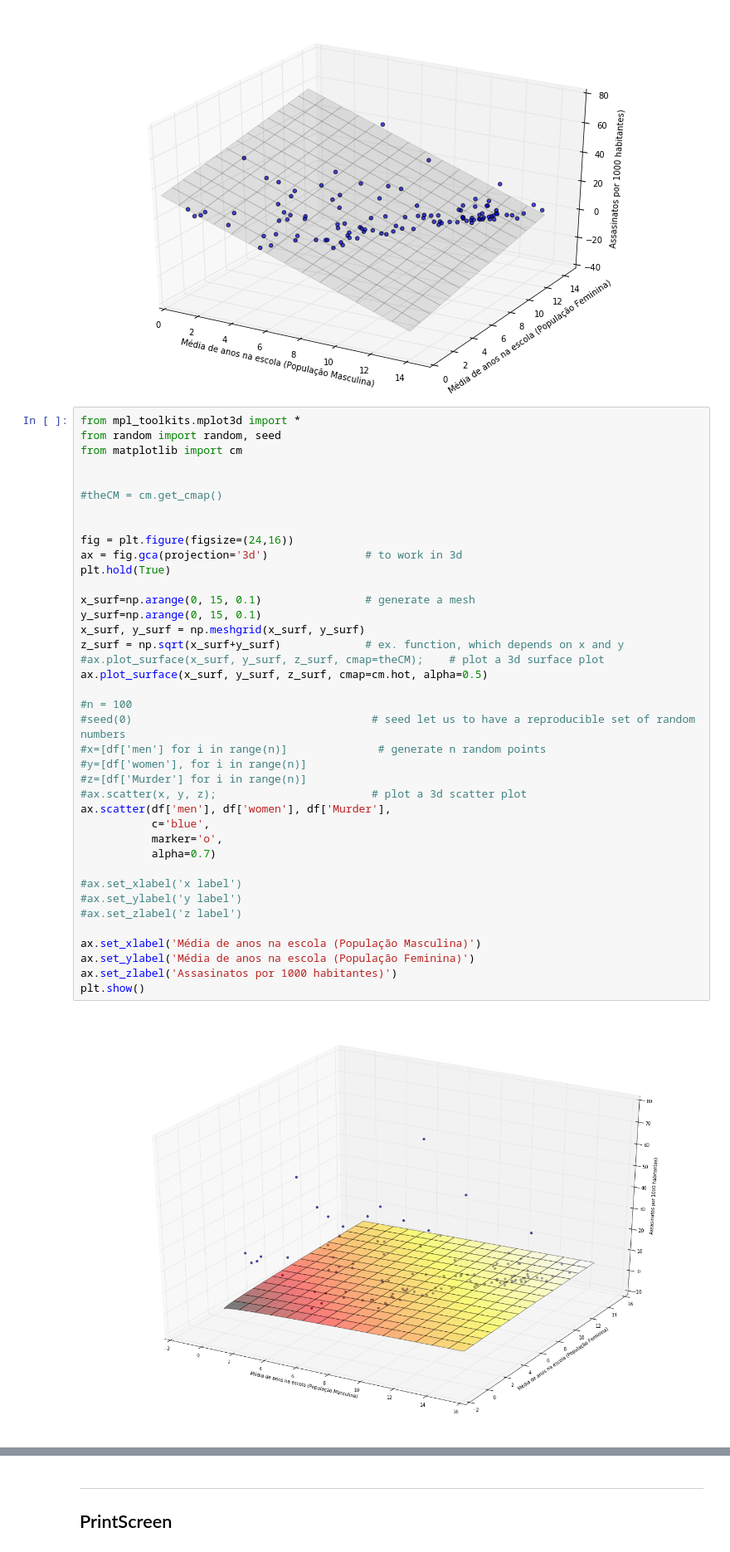
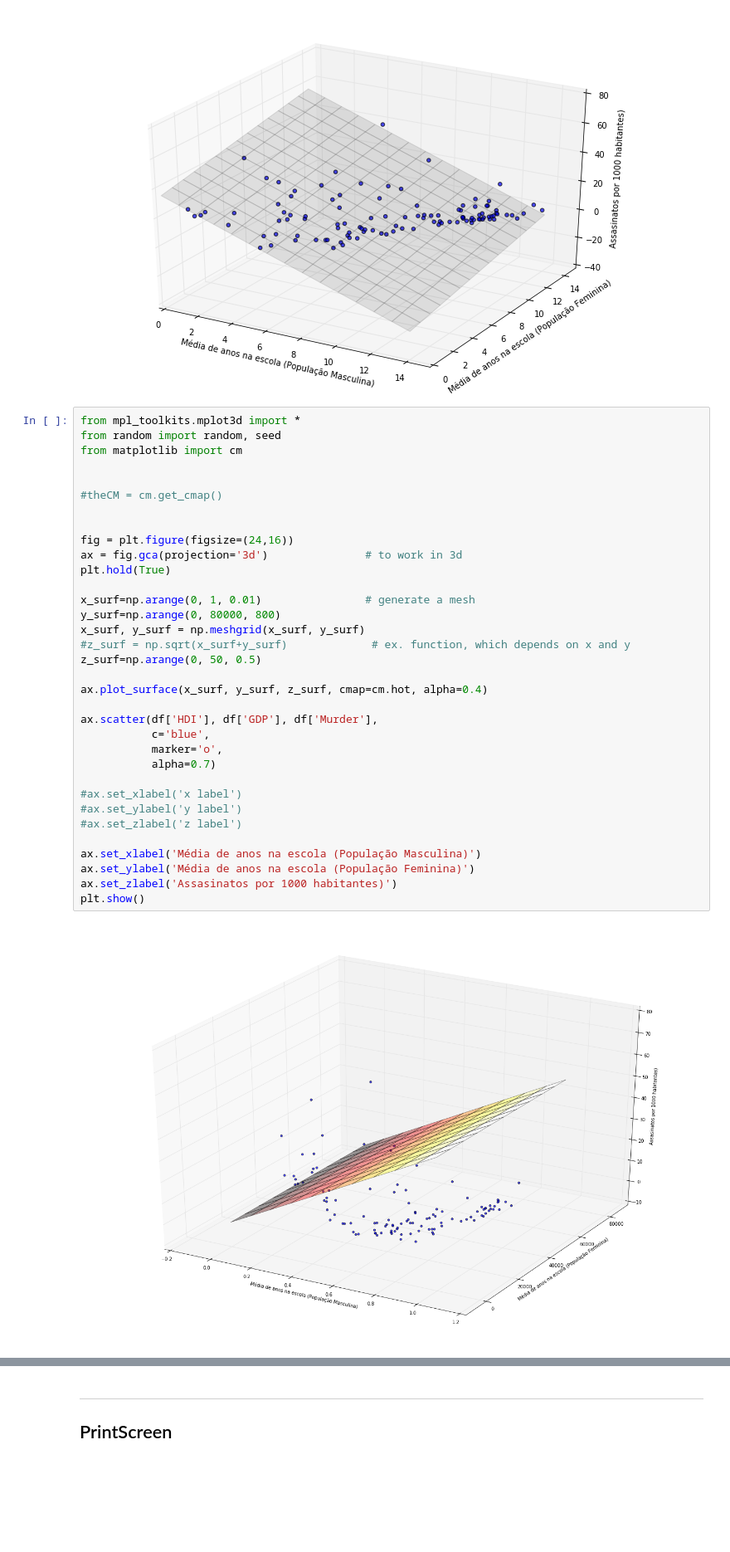
Before and after one commit to Patrick8991/Projeto_3_CD, a Jupyter notebook: Projeto_3.ipynb, the cells around one changed output, grey strips where cells are left out. Shown at 83% size. Drawn from its saved outputs; the diff is of its cells as text; blank space fills up the shorter version.

```diff
--- a/Projeto_3.ipynb
+++ b/Projeto_3.ipynb
@@ -177,44 +177,39 @@ ax.set_zlabel('Assasinatos por 1000 habitantes)')
 # %%
 from mpl_toolkits.mplot3d import *
 from random import random, seed
 from matplotlib import cm
 
 
 #theCM = cm.get_cmap()
 
 
 fig = plt.figure(figsize=(24,16))
 ax = fig.gca(projection='3d')               # to work in 3d
 plt.hold(True)
 
-x_surf=np.arange(0, 15, 0.1)                # generate a mesh
-y_surf=np.arange(0, 15, 0.1)
+x_surf=np.arange(0, 1, 0.01)                # generate a mesh
+y_surf=np.arange(0, 80000, 800)
 x_surf, y_surf = np.meshgrid(x_surf, y_surf)
-z_surf = np.sqrt(x_surf+y_surf)             # ex. function, which depends on x and y
-#ax.plot_surface(x_surf, y_surf, z_surf, cmap=theCM);    # plot a 3d surface plot
-ax.plot_surface(x_surf, y_surf, z_surf, cmap=cm.hot, alpha=0.5)
+#z_surf = np.sqrt(x_surf+y_surf)             # ex. function, which depends on x and y
+z_surf=np.arange(0, 50, 0.5)
 
-#n = 100
-#seed(0)                                     # seed let us to have a reproducible set of random numbers
-#x=[df['men'] for i in range(n)]              # generate n random points
-#y=[df['women'], for i in range(n)]
-#z=[df['Murder'] for i in range(n)]
-#ax.scatter(x, y, z);                        # plot a 3d scatter plot
-ax.scatter(df['men'], df['women'], df['Murder'],
+ax.plot_surface(x_surf, y_surf, z_surf, cmap=cm.hot, alpha=0.4)
+
+ax.scatter(df['HDI'], df['GDP'], df['Murder'],
            c='blue',
            marker='o',
            alpha=0.7)
 
 #ax.set_xlabel('x label')
 #ax.set_ylabel('y label')
 #ax.set_zlabel('z label')
 
 ax.set_xlabel('Média de anos na escola (População Masculina)')
 ax.set_ylabel('Média de anos na escola (População Feminina)')
 ax.set_zlabel('Assasinatos por 1000 habitantes)')
 plt.show()
 # %% [output]
-[figure, old version]
+[figure, new version]
 # %%
 #Linear Regression - SEGUNDA MANEIRA DE FAZER REGRESSÃO USANDO PACOTE ols
 #Informando X como matriz de planejamento
```
Also changed, not shown: parts of 2 cells of this notebook.
